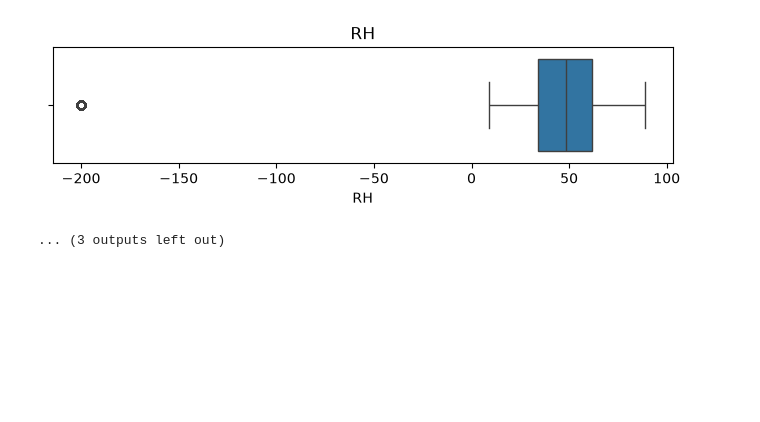
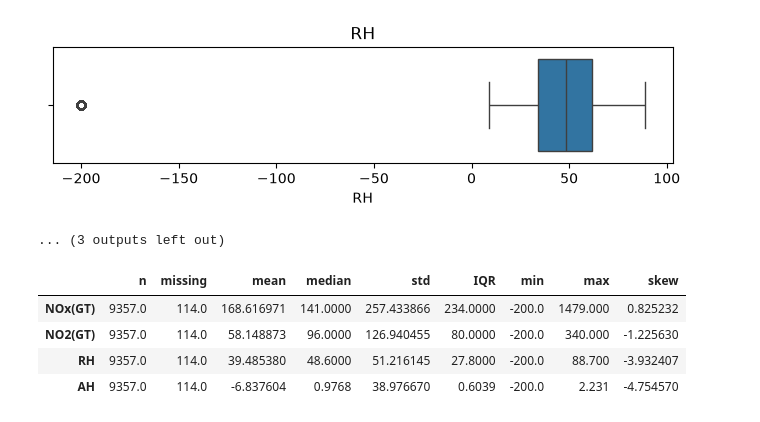
Before and after one commit to ChloeKC/healthyair, a Jupyter notebook: notebooks/data_exploration.ipynb, the cells around one changed output. Cells and saved outputs as stored; diff of their text form; code cells hidden in the pictures; blank space fills up the shorter version.

```diff
--- a/notebooks/data_exploration.ipynb
+++ b/notebooks/data_exploration.ipynb
@@ -254,18 +380,24 @@ for col in numeric_cols:
 # %%
 def profile(series):
     observed = series.dropna()
     q1, q3 = observed.quantile([0.25, 0.75])
     return pd.Series({
         "n": observed.size,
         "missing": series.isna().sum(),
         "mean": observed.mean(),
         "median": observed.median(),
         "std": observed.std(),
         "IQR": q3 - q1,
         "min": observed.min(),
         "max": observed.max(),
         "skew": observed.skew()
     })
 
-summary = df[["Age", "Fare", "SibSp", "Parch"]].apply(profile).T
+summary = df[["NOx(GT)", "NO2(GT)", "RH", "AH"]].apply(profile).T
 display(summary)
+# %% [output]
+|  | n | missing | mean | median | std | IQR | min | max | skew |
+| NOx(GT) | 9357.0 | 114.0 | 168.616971 | 141.0000 | 257.433866 | 234.0000 | -200.0 | 1479.000 | 0.825232 |
+| NO2(GT) | 9357.0 | 114.0 | 58.148873 | 96.0000 | 126.940455 | 80.0000 | -200.0 | 340.000 | -1.225630 |
+| RH | 9357.0 | 114.0 | 39.485380 | 48.6000 | 51.216145 | 27.8000 | -200.0 | 88.700 | -3.932407 |
+| AH | 9357.0 | 114.0 | -6.837604 | 0.9768 | 38.976670 | 0.6039 | -200.0 | 2.231 | -4.754570 |
```
Also changed, not shown: parts of 13 cells of this notebook, 3 other files.
